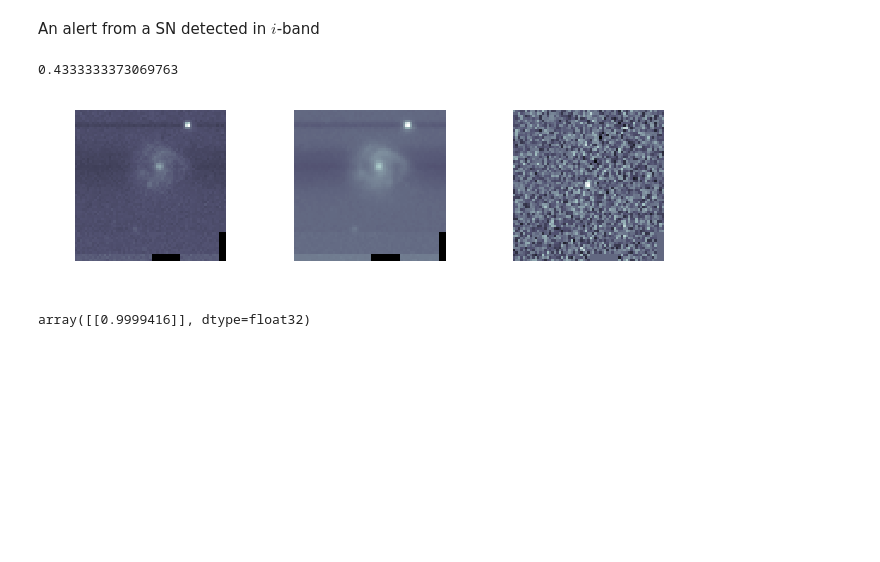
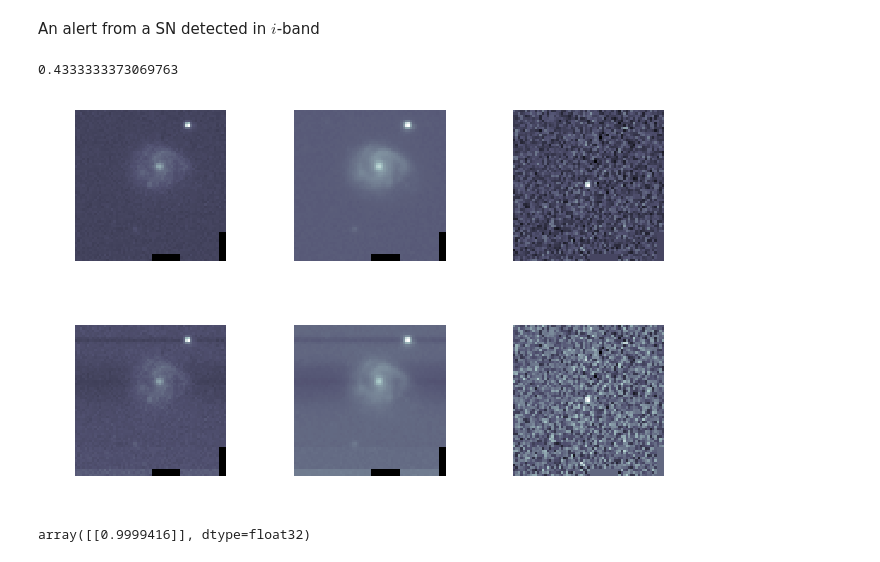
Before and after one commit to dmitryduev/braai, a Jupyter notebook: nb/braai_run.ipynb, the cells around one changed output. Cells and saved outputs as stored; diff of their text form; code cells hidden in the pictures; blank space fills up the shorter version.

```diff
--- a/nb/braai_run.ipynb
+++ b/nb/braai_run.ipynb
@@ -92,11 +92,14 @@ An alert from a SN detected in $i$-band
 # %%
 with open('714287740515015072.json', 'r') as f:
     al = json.load(f)
 print(al['candidate']['rb'])
+tr = make_triplet(al, normalize=True, old_norm=False)
+plot_triplet(tr)
 tr = make_triplet(al, normalize=True, old_norm=True)
 plot_triplet(tr)
 model.predict(np.expand_dims(tr, axis=0))
 # %% [output]
 0.4333333373069763
-[figure, old version]
+[figure, new version]
+[figure, added]
 array([[0.9999416]], dtype=float32)
```
